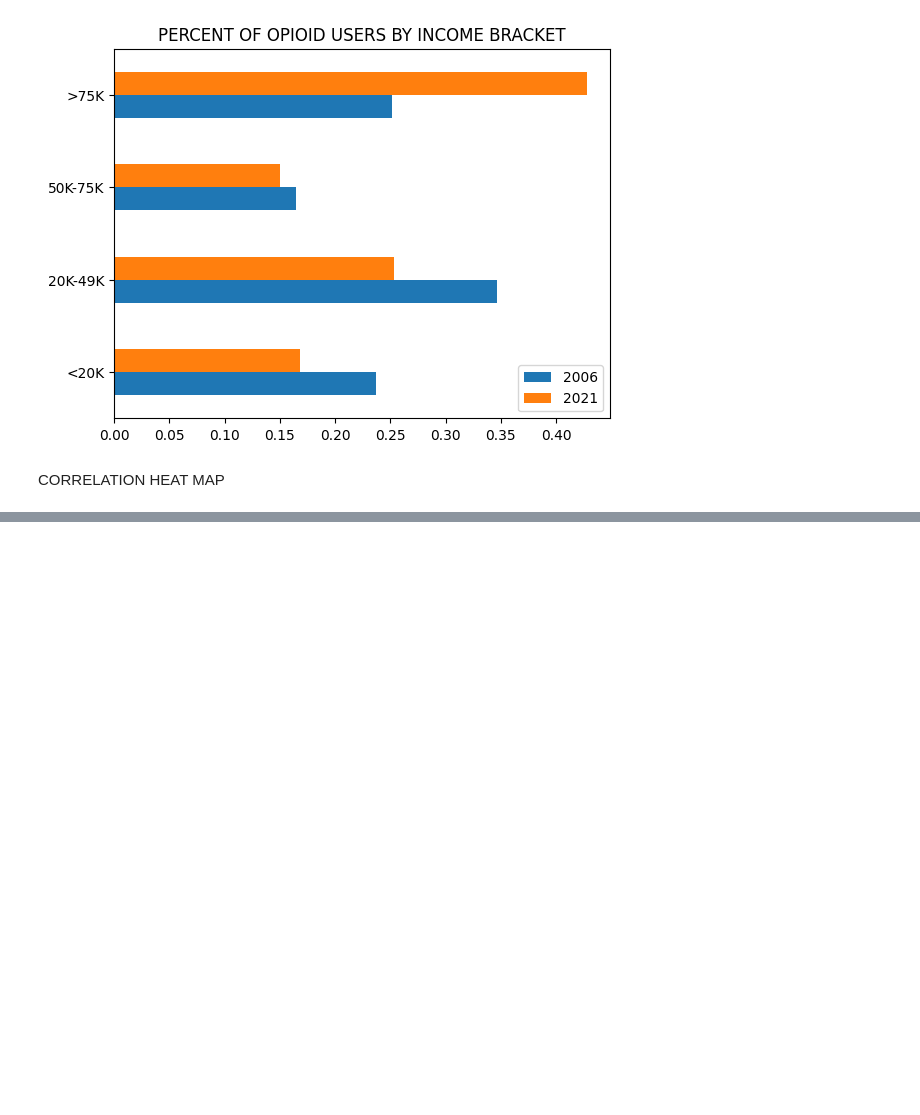
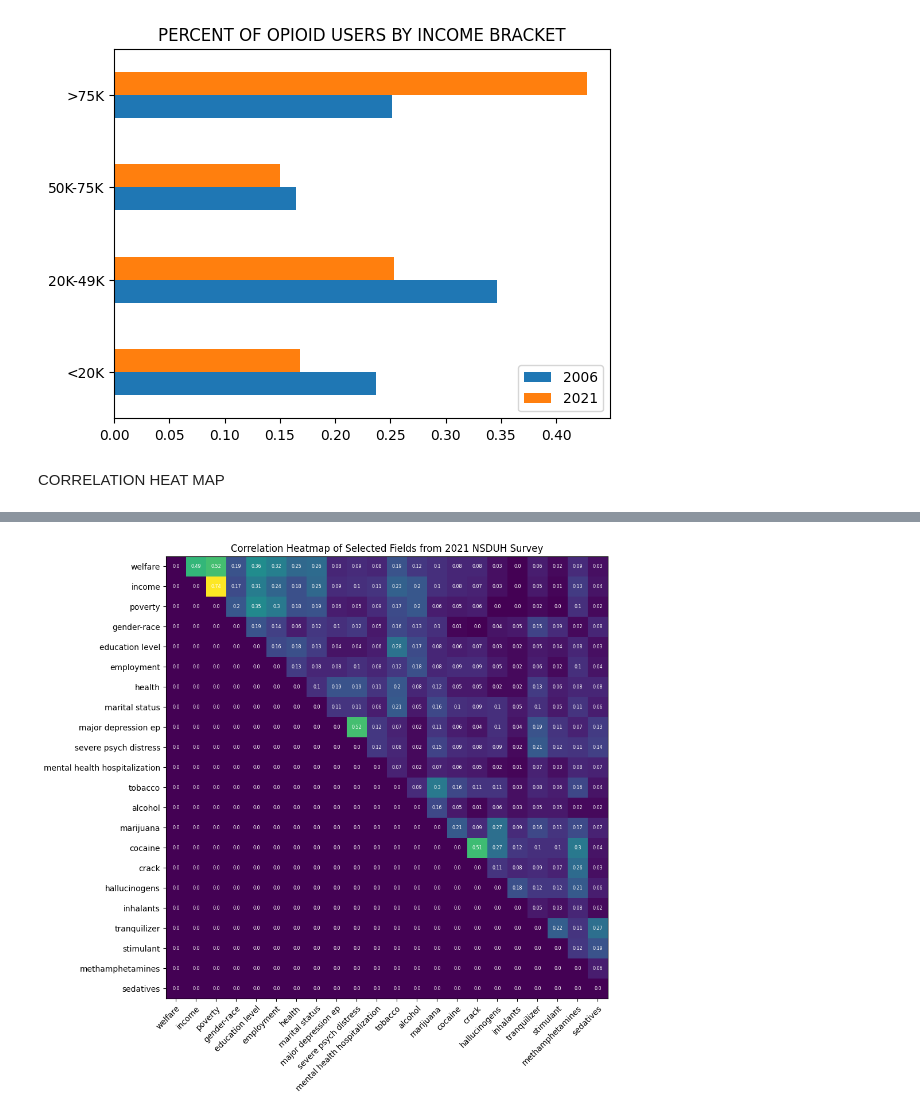
Before and after one commit to HotelTango314/dsa5900, a Jupyter notebook: NSDUH_Explore.ipynb, the cells around one changed output, grey strips where cells are left out. Drawn from its saved outputs; the diff is of its cells as text; code cells hidden in the pictures; blank space fills up the shorter version.

```diff
--- a/NSDUH_Explore.ipynb
+++ b/NSDUH_Explore.ipynb
@@ -707,0 +692,4 @@ plt.show()
+# %%
+heatmap(data2021,2021)
+# %% [output]
+[figure, added]
```
Also changed, not shown: parts of 8 cells of this notebook.
